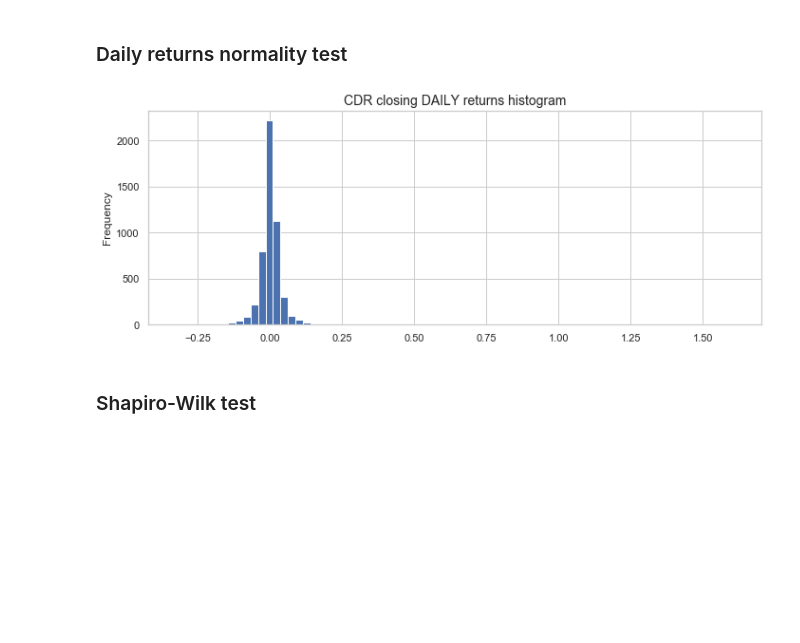
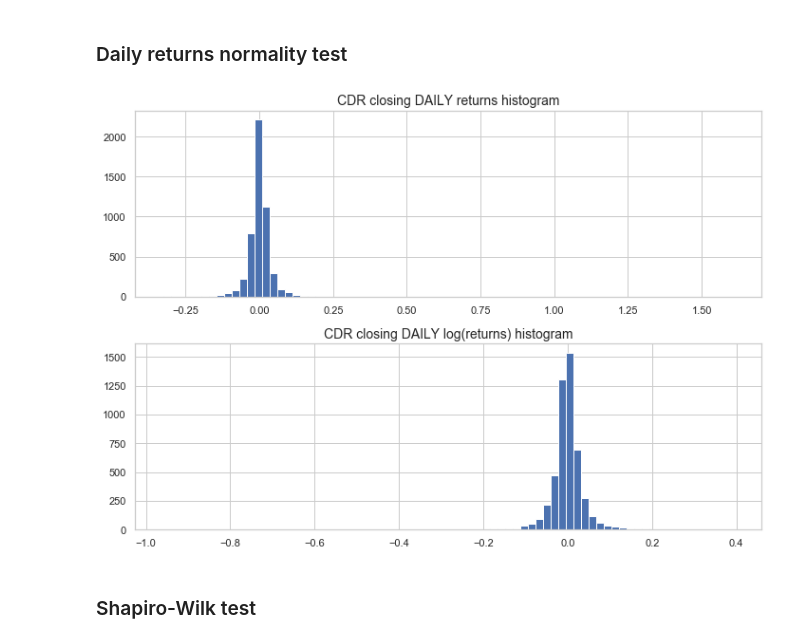
Before and after one commit to JetBlack101/Monte-Carlo-simulations, a Jupyter notebook: CD Projekt stock Monte Carlo simulation.ipynb, the cells around one changed output. Saved outputs shown, nothing was run; the diff lists cells and outputs as text; code cells hidden in the pictures; blank space fills up the shorter version.

```diff
--- a/CD Projekt stock Monte Carlo simulation.ipynb
+++ b/CD Projekt stock Monte Carlo simulation.ipynb
@@ -55,5 +55,9 @@ Standard deviation of closing returns: 0.04785141655942809
 ----------------------------------------------------------------------------------------------------
 Annualized average closing return: 0.12217855548103884
 Annualized standard deviation of closing returns: 0.7596176885904283
+# %%
+log_cdr_closing_returns = (np.log(cdr["Zamknięcie"]) - np.log(cdr["Zamknięcie"]).shift(-1)).dropna()
+log_average_cdr_closing_returns = np.mean(log_cdr_closing_returns)
+log_std_cdr_closing_returns = np.std(log_cdr_closing_returns)
 # %% [markdown]
 ### Kurtosis, Skewness
@@ -76,15 +90,17 @@ plt.show()
 # %% [markdown]
 ### Daily returns normality test
 # %%
-fig = plt.figure(figsize=(10, 4))
+fig, ax = plt.subplots(nrows=2, ncols=1, figsize=(10, 7))
 
-cdr_closing_returns.plot(kind="hist", bins=75)
-plt.title("CDR closing DAILY returns histogram", size=14)
+ax[0].hist(cdr_closing_returns, bins=75)
+ax[0].set_title("CDR closing DAILY returns histogram", size=14)
+ax[1].hist(log_cdr_closing_returns, bins=75)
+ax[1].set_title("CDR closing DAILY log(returns) histogram", size=14)
 
 plt.tight_layout()
 plt.show()
 # %% [output]
-[figure, old version]
+[figure, new version]
 # %% [markdown]
 ### Shapiro-Wilk test
 # %%
```
Also changed, not shown: parts of 4 cells of this notebook.
